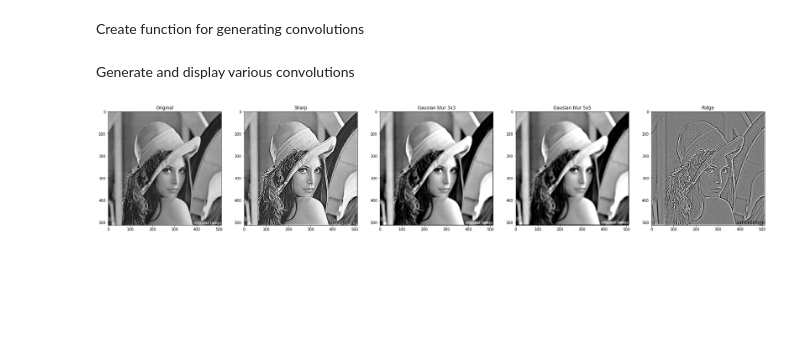
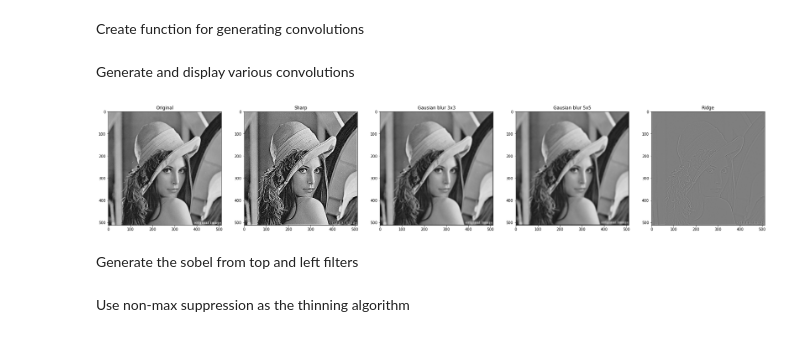
Before and after one commit to Tyler-Barham/canny-edge-detection, a Jupyter notebook: canny.ipynb, the cells around one changed output. Saved outputs shown, nothing was run; the diff lists cells and outputs as text; code cells hidden in the pictures; blank space fills up the shorter version.

Commit message:
Normalize based on kernel bounds and implement NMS

```diff
--- a/canny.ipynb
+++ b/canny.ipynb
@@ -60,6 +60,8 @@ Load the base image
 raw_img = cv2.imread('imgs/lena_color.jpg')
 raw_img = cv2.cvtColor(raw_img, cv2.COLOR_BGR2RGB)
 bw_img = cv2.cvtColor(raw_img, cv2.COLOR_RGB2GRAY)
+bw_img = bw_img.astype(np.float32)
+bw_img /= 255.
 
 show_subplot({"Color": raw_img, "Grayscale": bw_img}, 6)
 # %% [output]
@@ -93,22 +95,21 @@ def convolve(img: np.ndarray, kernel: np.ndarray, normalize=True) -> np.ndarray:
                     out_img[img_y+output_offset_y, img_x+output_offset_x] += px_out
 
     if (normalize):
-        # Use percentile to remove outliers
-        percentile = 95
-        img_min = np.percentile(out_img, 100-percentile)
-        img_range = np.percentile(out_img, percentile) - img_min
-        # Scale all values based on percentiles, then clip the values that are outside
-        out_img = np.clip((out_img - img_min) / img_range, 0, 1)
+        norm_neg = sum(x for x in kernel.ravel() if x < 0)
+        norm_pos = sum(x for x in kernel.ravel() if x > 0)
+        out_img = (out_img - norm_neg) / (norm_pos - norm_neg)
 
     return out_img
 # %% [markdown]
 Generate and display various convolutions
 # %%
 img_ridge = convolve(bw_img, kernel_ridge)
-img_sharpen = convolve(bw_img, kernel_sharpen)
+img_sharpen = np.clip(convolve(bw_img, kernel_sharpen, False), 0, 1)
 img_blur3 = convolve(bw_img, kernel_blur_3)
 img_blur5 = convolve(bw_img, kernel_blur_5)
 
 show_subplot({'Original': bw_img, 'Sharp': img_sharpen, 'Gausian blur 3x3': img_blur3, 'Gausian blur 5x5': img_blur5, 'Ridge': img_ridge})
 # %% [output]
-[figure, old version]
+[figure, new version]
+# %% [markdown]
+Generate the sobel from top and left filters
@@ -114,0 +121,2 @@ show_subplot({'Original': bw_img, 'Sharp': img_sharpen, 'Gausian blur 3x3': img_
+# %% [markdown]
+Use non-max suppression as the thinning algorithm
```
Also changed, not shown: parts of 5 cells of this notebook.
